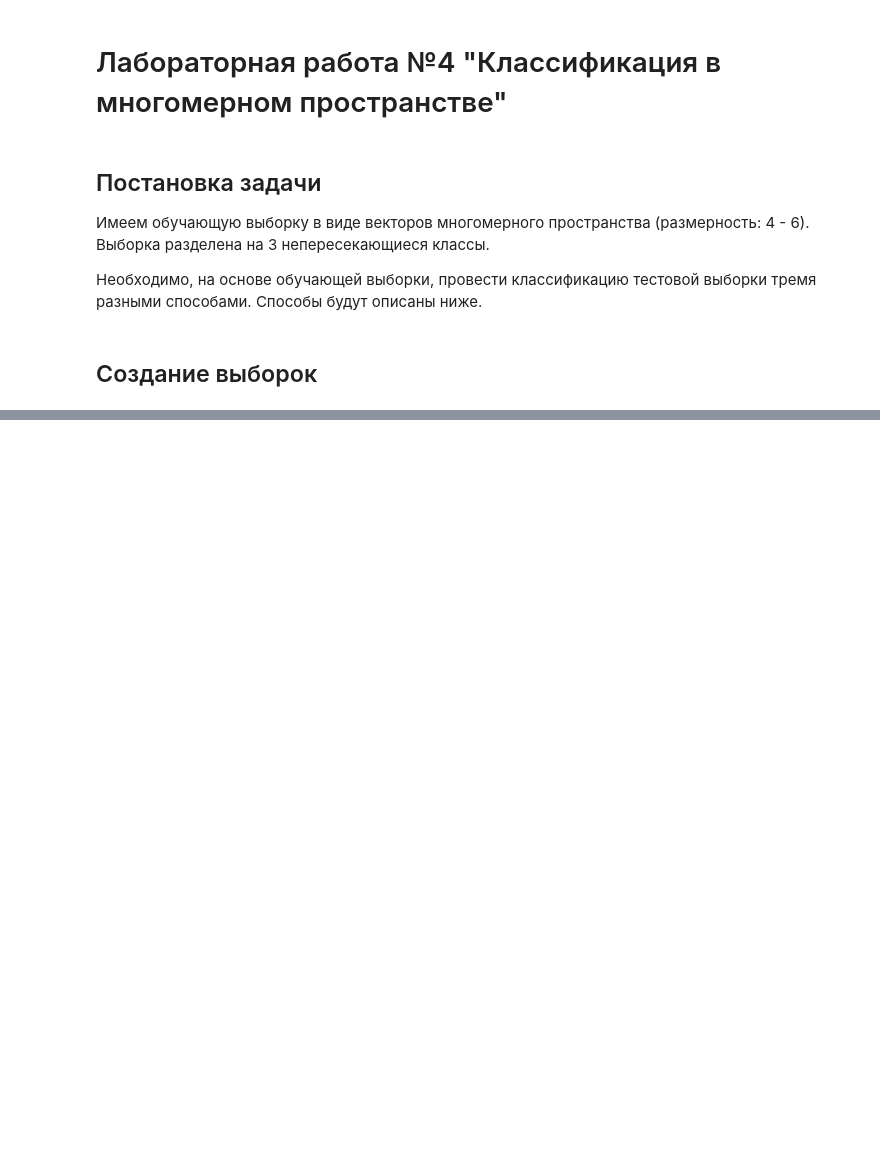
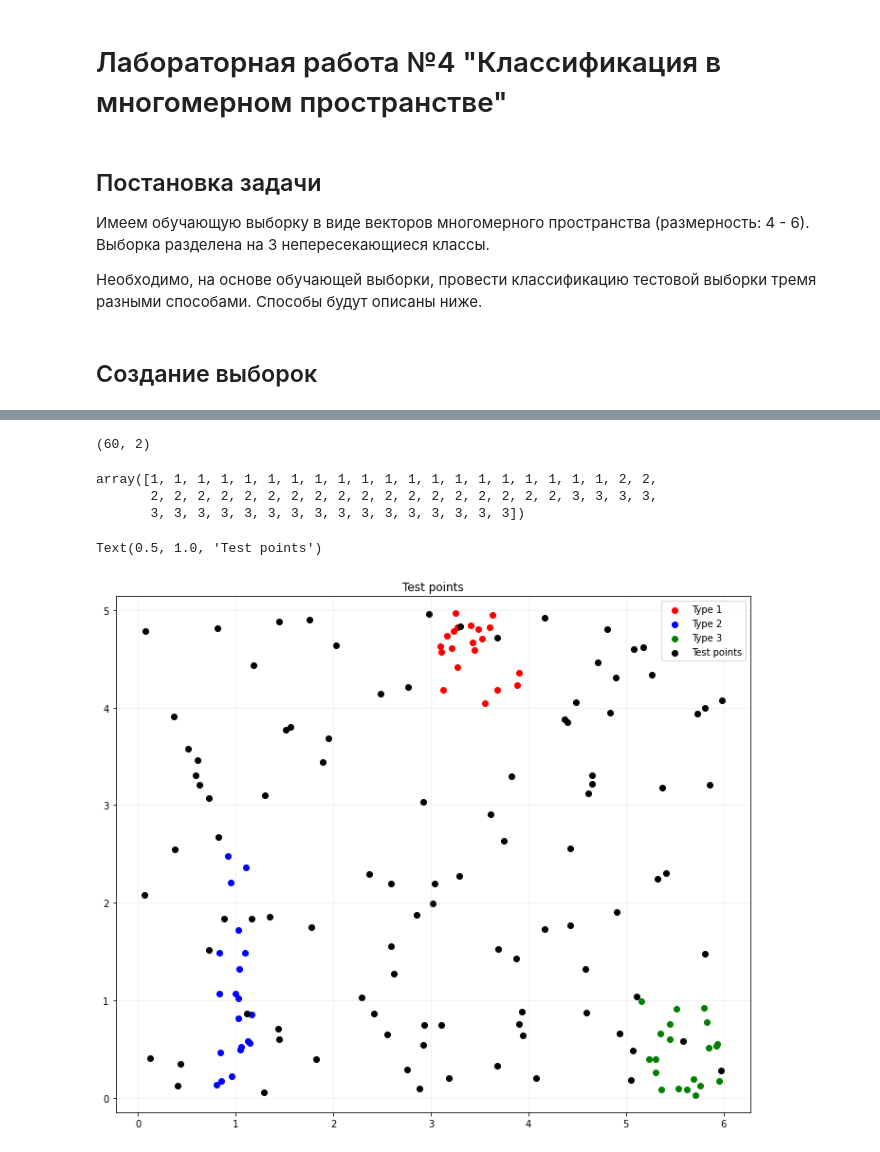
Before and after one commit to AlKravets/Pattern-Recognition, a Jupyter notebook: Lab4/Labwork 4.ipynb, the cells around one changed output, grey strips where cells are left out. Cells and saved outputs as stored; diff of their text form; code cells hidden in the pictures; blank space fills up the shorter version.

```diff
--- a/Lab4/Labwork 4.ipynb
+++ b/Lab4/Labwork 4.ipynb
@@ -82,0 +229,34 @@ TypeError: 'NoneType' object cannot be interpreted as an integer
+# %%
+X_train = np.concatenate([dots1,dots2,dots3 ])
+X_train.shape
+# %% [output]
+(60, 2)
+# %%
+y_train = np.array([1]*20 + [2]*20 + [3]*20)
+y_train
+# %% [output]
+array([1, 1, 1, 1, 1, 1, 1, 1, 1, 1, 1, 1, 1, 1, 1, 1, 1, 1, 1, 1, 2, 2,
+       2, 2, 2, 2, 2, 2, 2, 2, 2, 2, 2, 2, 2, 2, 2, 2, 2, 2, 3, 3, 3, 3,
+       3, 3, 3, 3, 3, 3, 3, 3, 3, 3, 3, 3, 3, 3, 3, 3])
+# %%
+cls = Method_1()
+cls.fit(X_train, y_train)
+# %%
+testsample = Uniform_Sample([[0,6], [0,5]])
+X_test = testsample.generate(100)
+# %%
+
+fig = plt.figure(figsize = (12,10))
+colors = ['red', 'blue', 'green']
+labels = [f'Type {i+1}' for i in range(3)]
+dots_list = X_train.reshape(3,20,2)
+for index,dots in enumerate(dots_list):
+    plt.scatter(dots.T[0], dots.T[1], c = colors[index], label = labels[index])
+plt.scatter(X_test.T[0], X_test.T[1], c='black', label = 'Test points')
+plt.axis('equal')
+plt.grid(alpha=0.2)
+plt.legend()
+plt.title('Test points')
+# %% [output]
+Text(0.5, 1.0, 'Test points')
+[figure, added]
```
Also changed, not shown: parts of 28 cells of this notebook.
